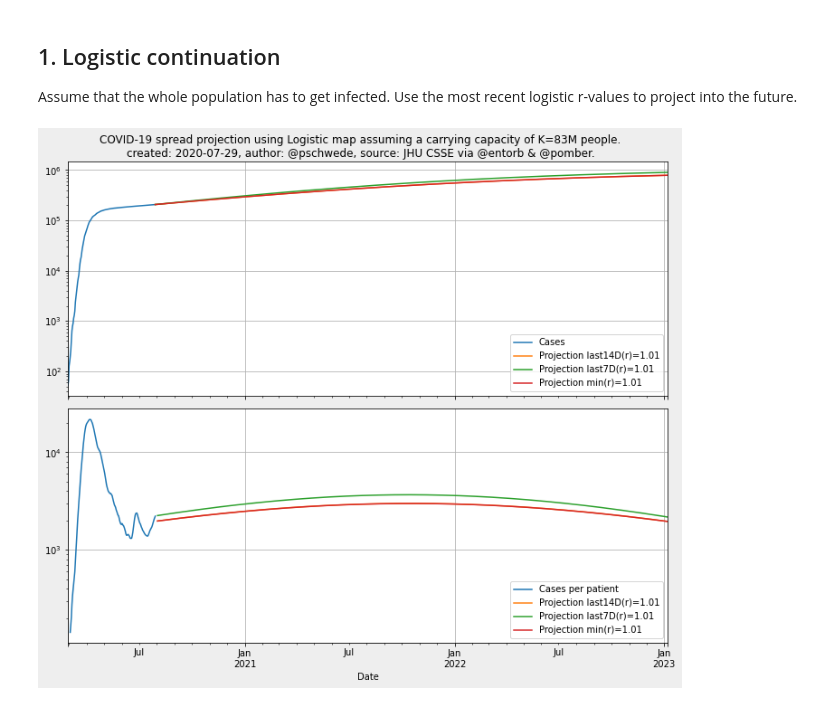
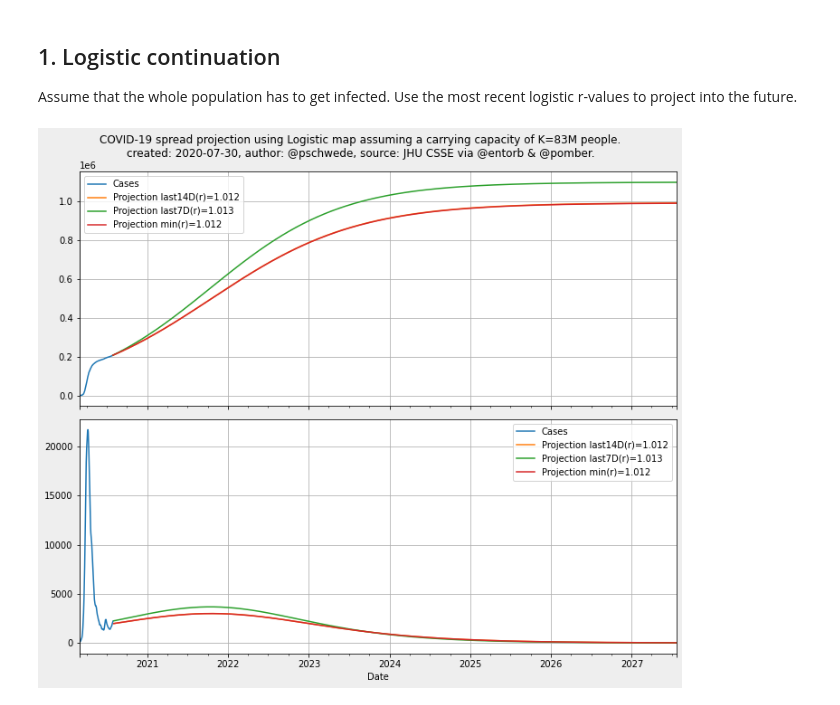
Before and after one commit to pschwede/covid19plots, a Jupyter notebook: repro.ipynb, the cells around one changed output. Cells and saved outputs as stored; diff of their text form; code cells hidden in the pictures.

```diff
--- a/repro.ipynb
+++ b/repro.ipynb
@@ -201,4 +203,6 @@ current_r.sort_values('RKI').plot(kind='barh',
 # %%
+from datetime import timedelta
+
 de = entorb.to_dataframe('DE-total')
 rs1 = polynomial_r(de)
 rs2 = rki_r(de)
@@ -218,7 +222,7 @@ ax.plot(shifted1, shifted1.index, label='Logistisch')
 ax.plot(shifted2, shifted2.index, label='RKI')
 ax.set_title("Opfer-Rate (%d Tage vorversetzt). Links: COVID-19-Chronik der FAZ" % dt)
 ax.set_yticks(news.index)
-ax.set_ylim(shifted1.index.max(), shifted1.index.min())
+ax.set_ylim(news.index.max() + timedelta(days=4), shifted1.index.min())
 ax.set_yticklabels(news['Ereignis'])
 ax.grid()
 fig.set_size_inches(9,16)
@@ -238,11 +240,12 @@ import datetime
 
 de = entorb.to_dataframe('DE-total')
 
+_log=False
 fig, axes = plt.subplots(nrows=2, sharex=True, figsize=(16,9))
 col = 'Cases'
 pop = 83e6
 
-de[col].rolling('1D').mean().plot(ax=axes[0], logy=True)
+de[col].rolling('1D').mean().plot(ax=axes[0], logy=_log)
 
 
 rs = polynomial_r(de)[col]
@@ -251,37 +254,37 @@ r1 = rs.last('1D').mean()
 r3 = rs.last('14D').mean()
 r4 = rs.last('7D').mean()
 
-xs = pd.date_range(start=de['Cases'].tail(1).index[0], periods=7*(2**5), freq='4D')
+xs = pd.date_range(start=de['Cases'].tail(1).index[0], periods=7*365/4, freq='4D')
 
 ys1 = list(de[col].rolling('1D').mean().tail(1).values)
 ys3, ys4 = list(ys1), list(ys1)
 for i in xs[:-1]:
     ys1.append(r1 * ys1[-1] * (1 - ys1[-1]/pop))
     ys3.append(r3 * ys3[-1] * (1 - ys3[-1]/pop))
     ys4.append(r4 * ys4[-1] * (1 - ys4[-1]/pop))
 
 projection = pd.DataFrame({'Date': xs,
-                           "Projection last14D(r)=%.2f" % r3: ys3,
-                           "Projection last7D(r)=%.2f" % r4: ys4,
-                           "Projection min(r)=%.2f" % r1: ys1,
+                           "Projection last14D(r)=%.3f" % r3: ys3,
+                           "Projection last7D(r)=%.3f" % r4: ys4,
+                           "Projection min(r)=%.3f" % r1: ys1,
                           }).set_index('Date')
 
 projection.plot(ax=axes[0])
 
-(de[col] - de[col].shift(4)).rolling('7D').mean().plot(ax=axes[1], logy=True, label="%s per patient" % col)
+(de[col] - de[col].shift(4)).rolling('7D').mean().plot(ax=axes[1], logy=_log, label=col)
 (projection - projection.shift(1)).plot(ax=axes[1])
 
 for ax in axes:
-    ax.legend(handles=ax.lines, loc='lower right')
+    ax.legend(handles=ax.lines, loc='best')
     ax.grid()
 
 fig.set_size_inches(10,9)
 now = datetime.datetime.now()
 fig.suptitle(("COVID-19 spread projection using Logistic map assuming a carrying capacity of K=%dM people.\n"
               "created: %d-%02d-%02d, "
               "author: @pschwede, "
               "source: JHU CSSE via @entorb & @pomber.") % (pop/1e6, now.year, now.month, now.day))
 fig.set_facecolor('#EEE')
 fig.tight_layout(rect=(0, 0.03, 1, 0.95))
 # %% [output]
-[figure, old version]
+[figure, new version]
```
Also changed, not shown: parts of 4 cells of this notebook, 3 other files.
